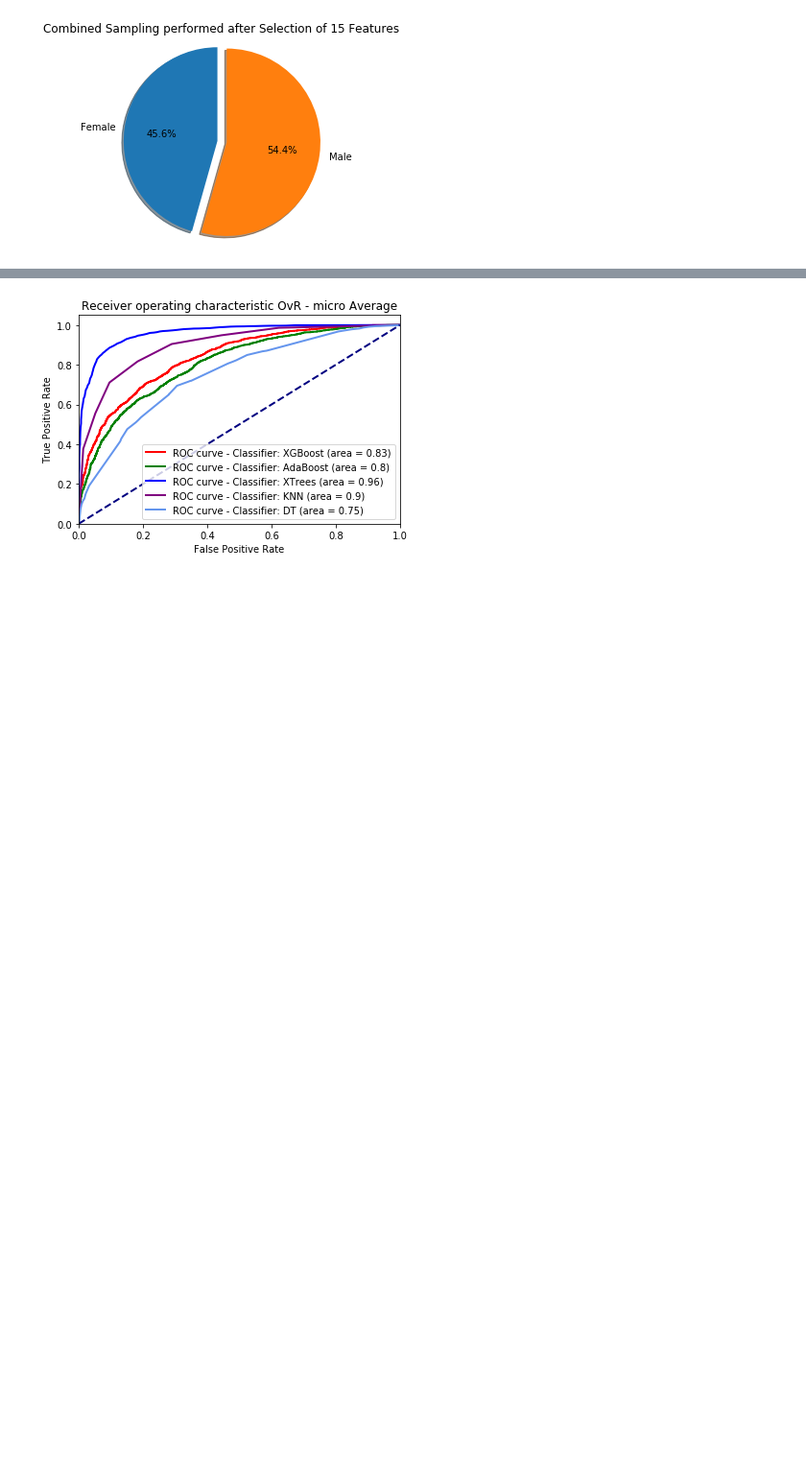
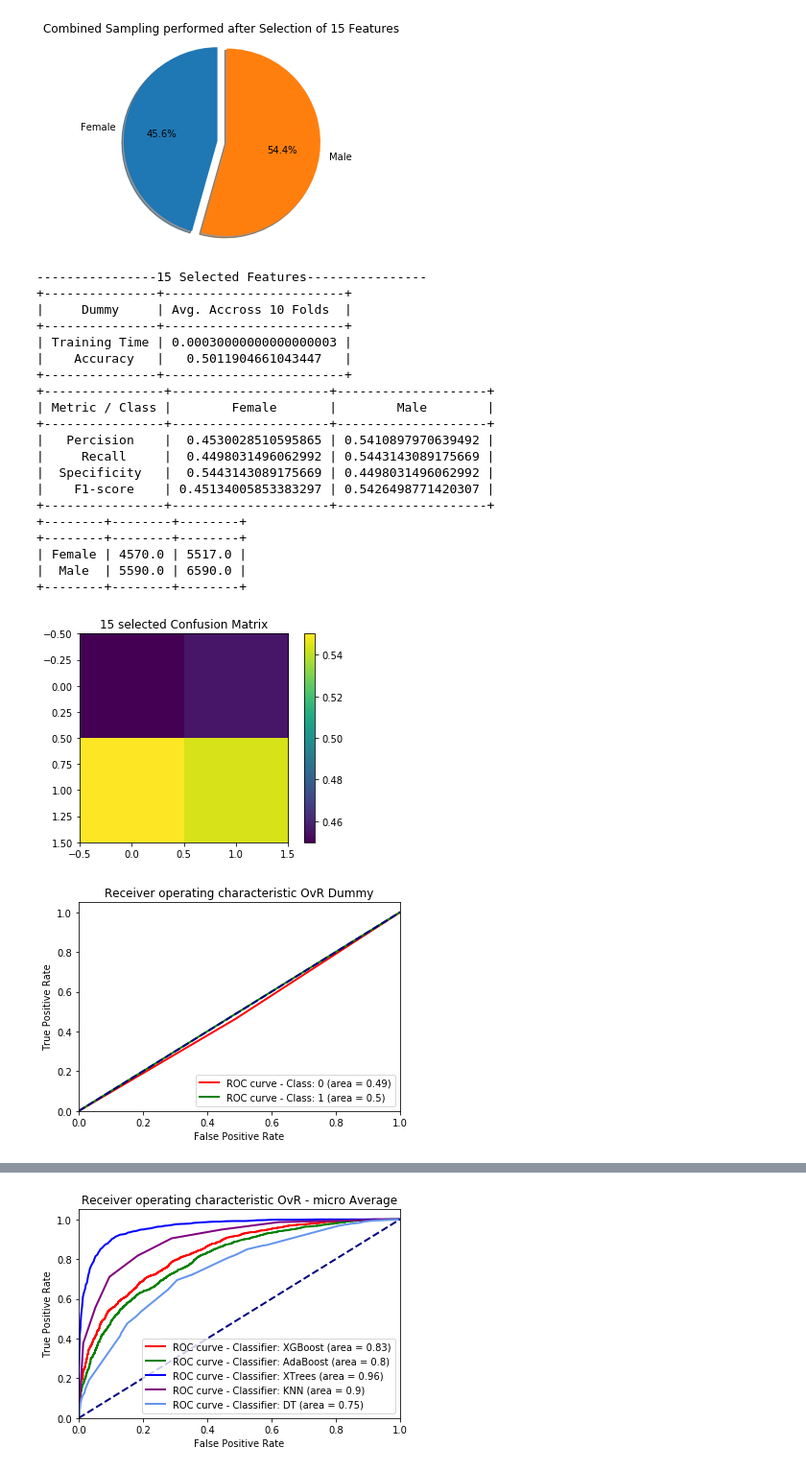
Before and after one commit to YahyaAlaaMassoud/CSI5155---Project-Fall-2020, a Jupyter notebook: supervised_learning_task_2.ipynb, the cells around one changed output, grey strips where cells are left out. Shown at 96% size. Drawn from its saved outputs; the diff is of its cells as text; code cells hidden in the pictures; blank space fills up the shorter version.

```diff
--- a/supervised_learning_task_2.ipynb
+++ b/supervised_learning_task_2.ipynb
@@ -72,6 +72,38 @@ clf2clr = {
 }
 # %%
 trainer = Trainer(X=X_cs_15, y=y_cs_15, folds=folds_15, data_classes=data_classes_15, classes=classes)
+# %%
+tables, dummy_metrics_15 = trainer.train_model(model_name='Dummy')
+table1, table2, conf_mat, conf_mat_norm = tables
+print('----------------15 Selected Features----------------')
+print(table1)
+print(table2)
+print(conf_mat)
+plot_conf_mat(conf_mat_norm, '15 selected')
+plot_roc(dummy_metrics_15, data_classes_15, cls2clr, 'Dummy')
+# %% [output]
+----------------15 Selected Features----------------
++---------------+------------------------+
+|     Dummy     | Avg. Accross 10 Folds  |
++---------------+------------------------+
+| Training Time | 0.00030000000000000003 |
+|    Accuracy   |   0.5011904661043447   |
++---------------+------------------------+
++----------------+---------------------+--------------------+
+| Metric / Class |        Female       |        Male        |
++----------------+---------------------+--------------------+
+|   Percision    |  0.4530028510595865 | 0.5410897970639492 |
+|     Recall     |  0.4498031496062992 | 0.5443143089175669 |
+|  Specificity   |  0.5443143089175669 | 0.4498031496062992 |
+|    F1-score    | 0.45134005853383297 | 0.5426498771420307 |
++----------------+---------------------+--------------------+
++--------+--------+--------+
++--------+--------+--------+
+| Female | 4570.0 | 5517.0 |
+|  Male  | 5590.0 | 6590.0 |
++--------+--------+--------+
+[figure, added]
+[figure, added]
 # %%
 tables, xgboost_metrics_15 = trainer.train_model(model_name='XGBoost')
 table1, table2, conf_mat, conf_mat_norm = tables
```
Also changed, not shown: parts of 6 cells of this notebook, 2 other files.
